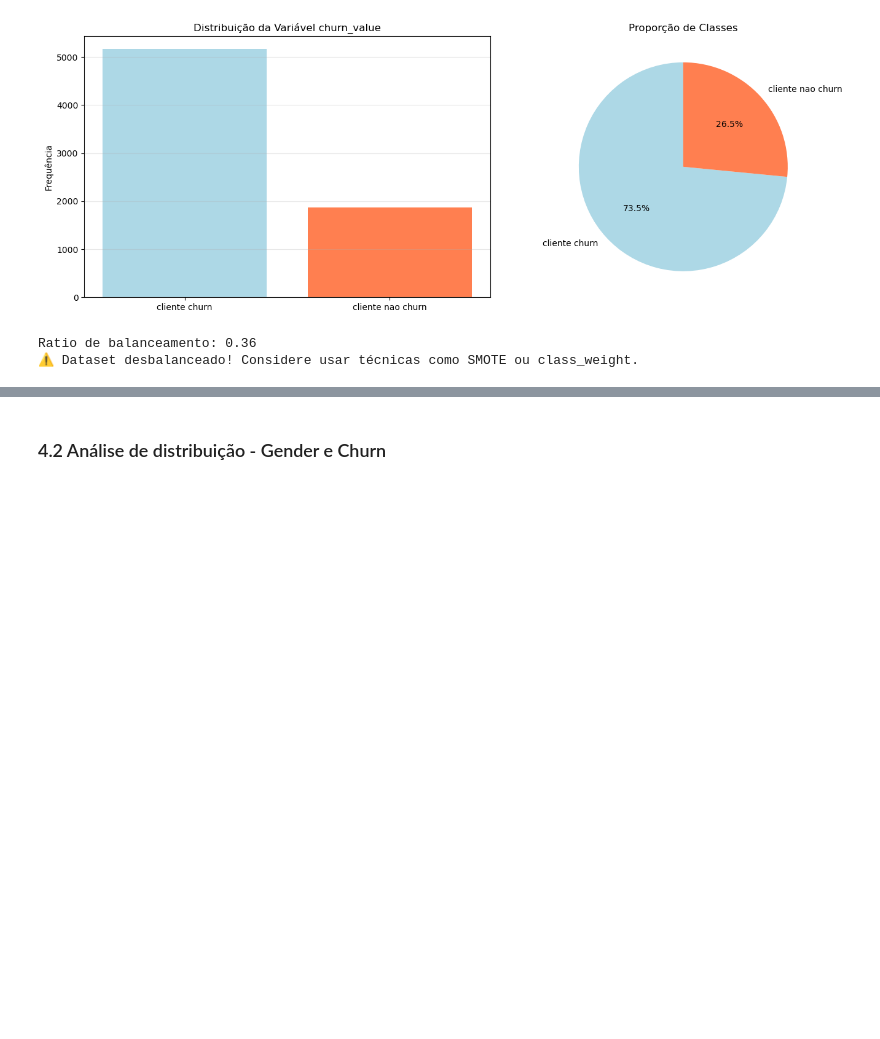
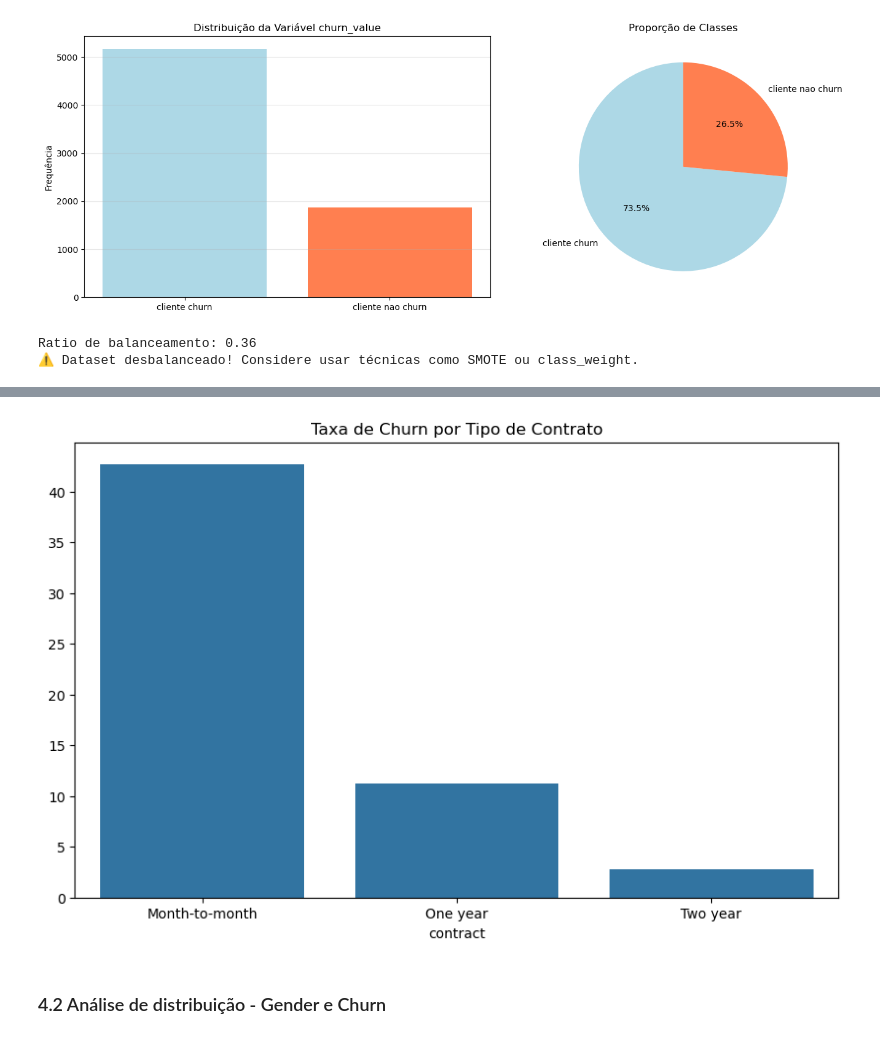
Before and after one commit to LaraGSilva/projeto-tech-challenge-churn, a Jupyter notebook: notebooks/EDA.ipynb, the cells around one changed output, grey strips where cells are left out. Drawn from its saved outputs; the diff is of its cells as text; code cells hidden in the pictures; blank space fills up the shorter version.

```diff
--- a/notebooks/EDA.ipynb
+++ b/notebooks/EDA.ipynb
@@ -315,3 +390,36 @@ Ratio de balanceamento: 0.36
+# %%
+import mlflow
+
+# Definir o experimento de análise inicial
+mlflow.set_experiment("Projeto_Churn_Tech_Challenge")
+# Define o banco de dados na raiz do projeto
+mlflow.set_tracking_uri("sqlite:///../mlflow.db")
+
+with mlflow.start_run(run_name="Baseline_Analysis"):
+    csv_path = "data/processed/dataset_tratado.parquet"
+    dataset = mlflow.data.from_pandas(df, source=csv_path, name="Churn_Analysis_Base")
+
+    mlflow.log_input(dataset, context="training")
+
+    # Registrar métricas de negócio (Situation)
+    mlflow.log_metric("churn_rate_percent", churn_rate)
+    mlflow.log_metric("total_churn_count", total_churners)
+    mlflow.log_metric("avg_revenue_lost_per_client", avg_monthly_churn)
+
+    # Registrar padrões identificados como parâmetros
+    mlflow.log_param("critical_product", "Fiber Optic")
+    mlflow.log_param("critical_contract", "Month-to-month")
+
+    # Salvar gráficos como artefatos (para o seu vídeo STAR)
+    plt.figure(figsize=(10, 6))
+    sns.barplot(x=contract_churn.index, y=contract_churn.values)
+    plt.title("Taxa de Churn por Tipo de Contrato")
+    plt.savefig("churn_by_contract.png")
+
+    # Enviar a imagem para o MLflow
+    mlflow.log_artifact("churn_by_contract.png")
+# %% [output]
+[figure, added]
 # %% [markdown]
 ### 4.2 Análise de distribuição - Gender e Churn
 # %%
```
Also changed, not shown: parts of 1 cell of this notebook, 10 other files.
